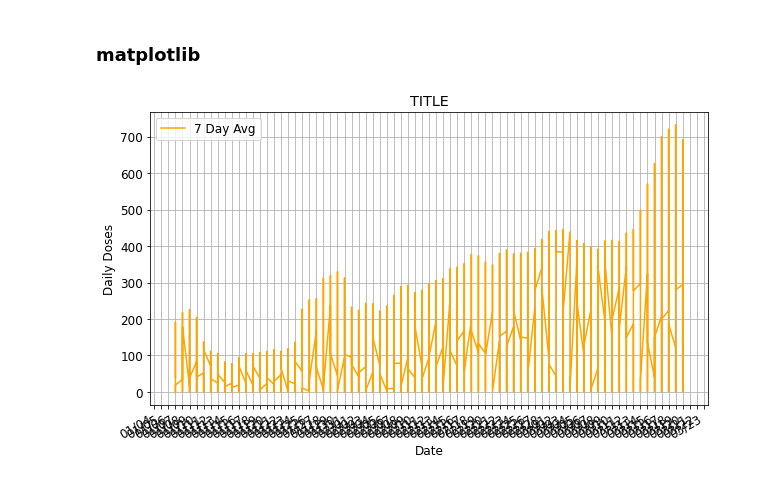
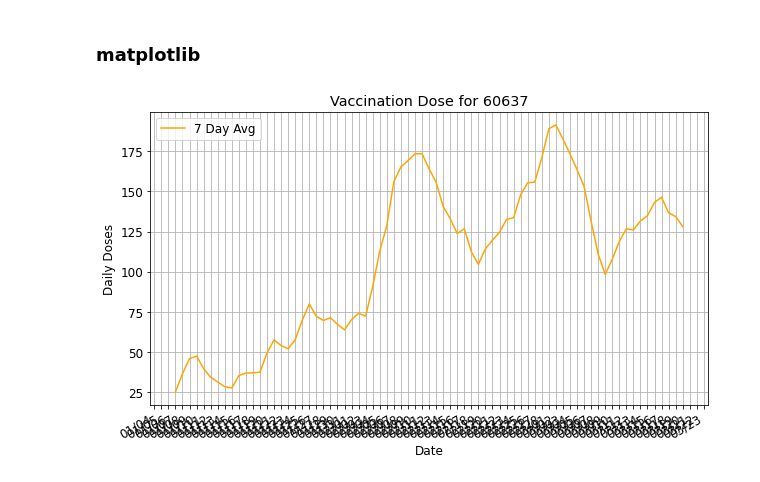
Before and after one commit to christiejibaraki/back2normal, a Jupyter notebook: back2normal/viz_exploratory.ipynb, the cells around one changed output. Drawn from its saved outputs; the diff is of its cells as text; code cells hidden in the pictures.

Commit message:
read data from db in jupyter

```diff
--- a/back2normal/viz_exploratory.ipynb
+++ b/back2normal/viz_exploratory.ipynb
@@ -9,3 +9,10 @@ import matplotlib.pyplot as plt
 from matplotlib.dates import DateFormatter, DayLocator
 from data import api_requests, dbclient, soda_data,\
     daily_case_data_by_zip_pull, data_transformations
+# %%
+# assume vaccine data is in database
+db = dbclient.DBClient()
+zipcode_to_test = '60637'
+query = f"select zip_code, date, AVG7DAY_total_doses_daily from VACCINATIONS_DAILY where zip_code = '{zipcode_to_test}'"
+zipcode_vax_weekly = pd.read_sql_query(query, db.conn)
+zipcode_vax_weekly.head()
@@ -32,20 +48,22 @@ vacc_df.head()
 ### matplotlib
 # %%
 %matplotlib inline
+
+title_str = f"Vaccination Doses for {zipcode_to_test}"
 plt.rc('font', size=12)
 fig, ax = plt.subplots(figsize=(10, 6))
 
 # Specify how our lines should look
-ax.plot(vacc_df.date, vacc_df.AVG7DAY_total_doses_daily, color='orange', linestyle='solid', label='7 Day Avg')
+ax.plot(zipcode_vax_weekly.date, zipcode_vax_weekly.AVG7DAY_total_doses_daily, color='orange', linestyle='solid', label='7 Day Avg')
 
 # Same as above
 ax.set_xlabel('Date')
 ax.set_ylabel('Daily Doses')
-ax.set_title('TITLE')
+ax.set_title(title_str)
 ax.grid(True)
 ax.legend(loc='upper left');
 ax.xaxis.set_major_locator(DayLocator())
 ax.xaxis.set_major_formatter(DateFormatter('%m/%d'))
 fig.autofmt_xdate()
 # %% [output]
-[figure, old version]
+[figure, new version]
```
Also changed, not shown: parts of 2 cells of this notebook.
